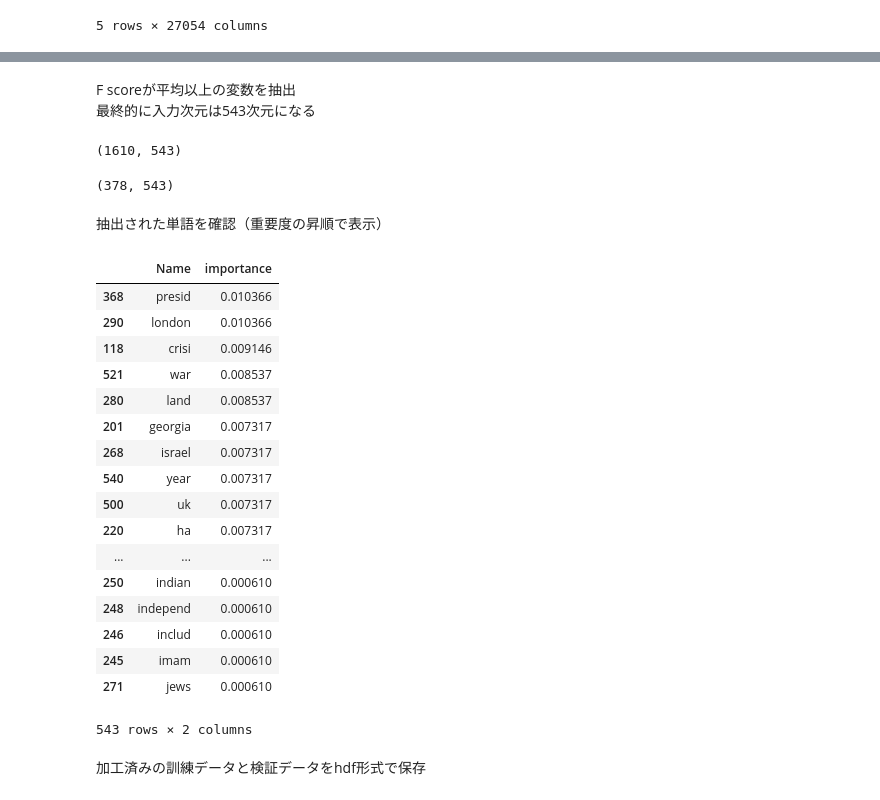
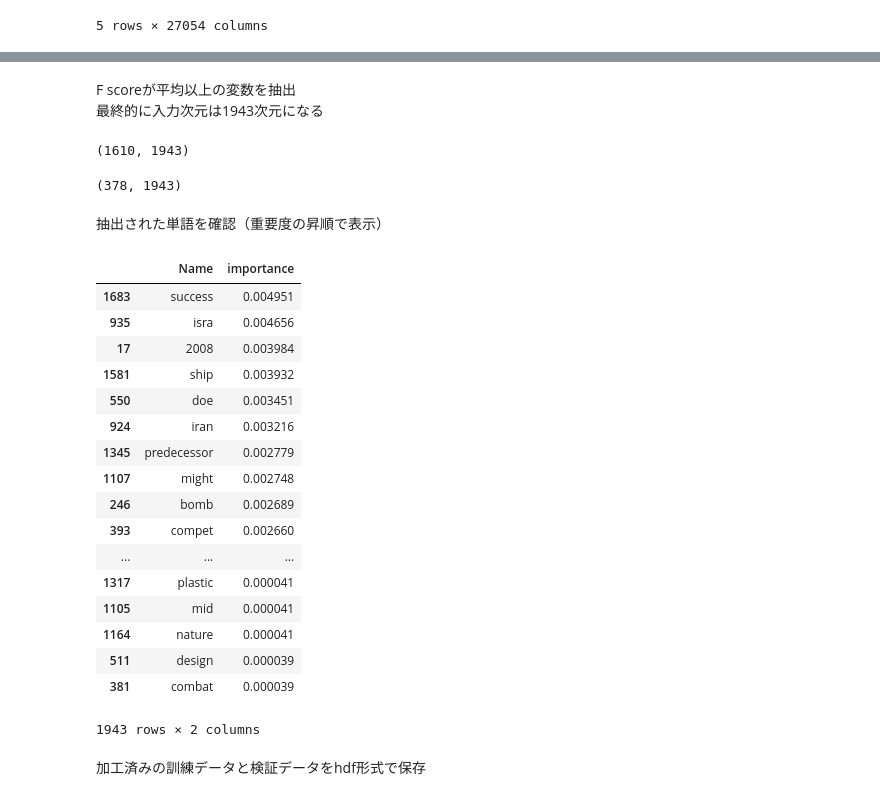
Before and after one commit to MitsuruFujiwara/StockNews, a Jupyter notebook: CheckData.ipynb, the cells around one changed output, grey strips where cells are left out. Drawn from its saved outputs; the diff is of its cells as text; code cells hidden in the pictures.

```diff
--- a/CheckData.ipynb
+++ b/CheckData.ipynb
@@ -92,4 +94,5 @@ Adj Closeの日中変化率を求める
 # %%
-mkt['change'] = mkt['Adj Close'].pct_change()
+mkt['change'] = mkt['Adj Close'].pct_change(periods=-1)
 mkt['change'].hist(bins=30)
+plt.savefig('Index_dist.eps')
 # %% [output]
@@ -251,4 +267,4 @@ doc_test.head()
 # %%
-xgb = XGBClassifier()
-xgb.fit(doc, train['Class'])
+rf = RandomForestClassifier()
+rf.fit(doc, train['Class'])
 # %% [output]
@@ -267,45 +277,45 @@ plot_importance(xgb)
 # %% [markdown]
 F scoreが平均以上の変数を抽出
-最終的に入力次元は543次元になる
+最終的に入力次元は1943次元になる
 # %%
-selectfrommodel = SelectFromModel(xgb, prefit=True)
+selectfrommodel = SelectFromModel(rf, prefit=True)
 doc_transformed = selectfrommodel.transform(doc)
 doc_test_transformed = selectfrommodel.transform(doc_test)
 doc_transformed.shape
 # %% [output]
-(1610, 543)
+(1610, 1943)
 # %%
 doc_test_transformed.shape
 # %% [output]
-(378, 543)
+(378, 1943)
 # %% [markdown]
 抽出された単語を確認（重要度の昇順で表示）
 # %%
 feature_selected = {}
 feature_selected['Name'] = doc.columns[selectfrommodel.get_support()]
-feature_selected['importance'] = xgb.feature_importances_[selectfrommodel.get_support()]
+feature_selected['importance'] = rf.feature_importances_[selectfrommodel.get_support()]
 feature_selected = pd.DataFrame(feature_selected)
 feature_selected.to_csv('feature_selected.csv', index =False)
 feature_selected.sort_values(by='importance', ascending=False)
 # %% [output]
 |  | Name | importance |
-| 368 | presid | 0.010366 |
-| 290 | london | 0.010366 |
-| 118 | crisi | 0.009146 |
-| 521 | war | 0.008537 |
-| 280 | land | 0.008537 |
-| 201 | georgia | 0.007317 |
-| 268 | israel | 0.007317 |
-| 540 | year | 0.007317 |
-| 500 | uk | 0.007317 |
-| 220 | ha | 0.007317 |
+| 1683 | success | 0.004951 |
+| 935 | isra | 0.004656 |
+| 17 | 2008 | 0.003984 |
+| 1581 | ship | 0.003932 |
+| 550 | doe | 0.003451 |
+| 924 | iran | 0.003216 |
+| 1345 | predecessor | 0.002779 |
+| 1107 | might | 0.002748 |
+| 246 | bomb | 0.002689 |
+| 393 | compet | 0.002660 |
 | ... | ... | ... |
-| 250 | indian | 0.000610 |
-| 248 | independ | 0.000610 |
-| 246 | includ | 0.000610 |
-| 245 | imam | 0.000610 |
-| 271 | jews | 0.000610 |
+| 1317 | plastic | 0.000041 |
+| 1105 | mid | 0.000041 |
+| 1164 | nature | 0.000041 |
+| 511 | design | 0.000039 |
+| 381 | combat | 0.000039 |
-543 rows × 2 columns
+1943 rows × 2 columns
 # %% [markdown]
 加工済みの訓練データと検証データをhdf形式で保存
 # %%
```
Also changed, not shown: parts of 25 cells of this notebook, 21 other files.
